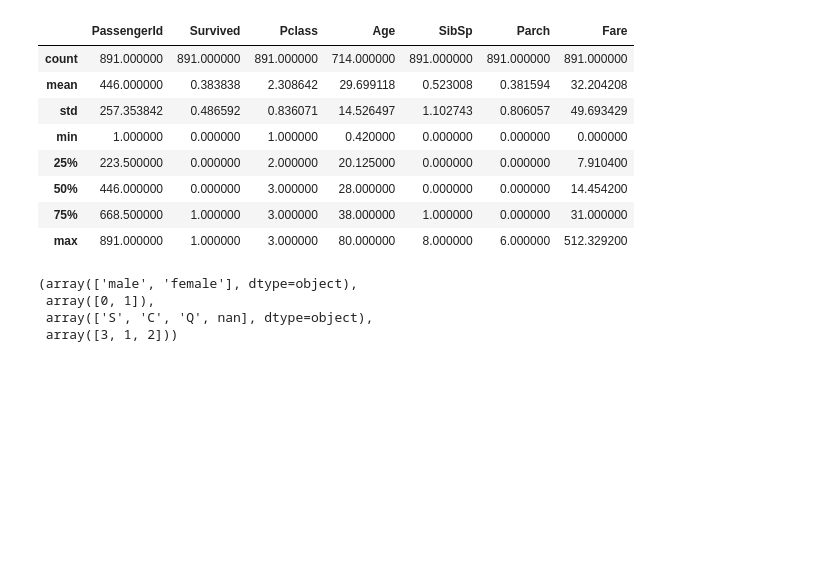
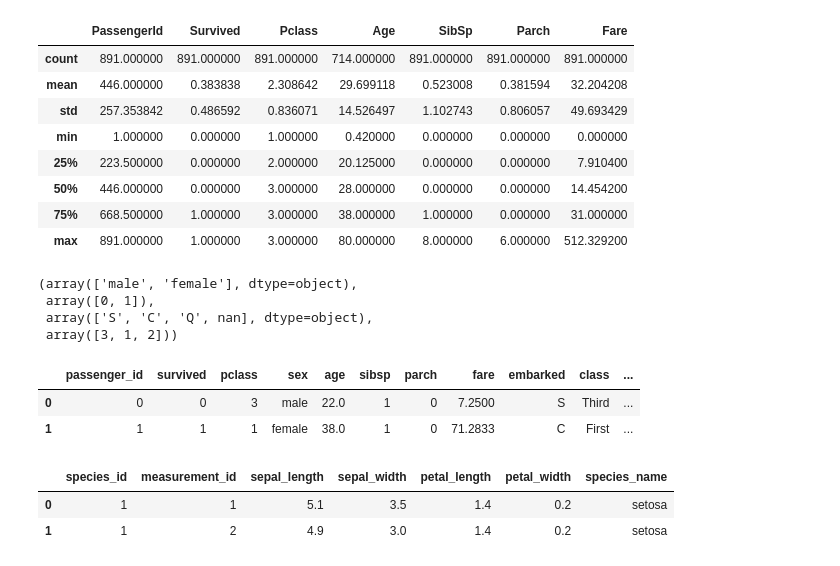
Before and after one commit to Ken-Alviola/classification-exercises, a Jupyter notebook: classification_exercises.ipynb, the cells around one changed output. Drawn from its saved outputs; the diff is of its cells as text; code cells hidden in the pictures; blank space fills up the shorter version.

```diff
--- a/classification_exercises.ipynb
+++ b/classification_exercises.ipynb
@@ -189,0 +196,14 @@ df_google.Sex.unique(), df_google.Survived.unique(), df_google.Embarked.unique()
+# %%
+df = get_titanic_data()
+df.head(2)
+# %% [output]
+|  | passenger_id | survived | pclass | sex | age | sibsp | parch | fare | embarked | class | ... |
+| 0 | 0 | 0 | 3 | male | 22.0 | 1 | 0 | 7.2500 | S | Third | ... |
+| 1 | 1 | 1 | 1 | female | 38.0 | 1 | 0 | 71.2833 | C | First | ... |
+# %%
+df = get_iris_data()
+df.head(2)
+# %% [output]
+|  | species_id | measurement_id | sepal_length | sepal_width | petal_length | petal_width | species_name |
+| 0 | 1 | 1 | 5.1 | 3.5 | 1.4 | 0.2 | setosa |
+| 1 | 1 | 2 | 4.9 | 3.0 | 1.4 | 0.2 | setosa |
```
Also changed, not shown: parts of 2 cells of this notebook, 3 other files.
